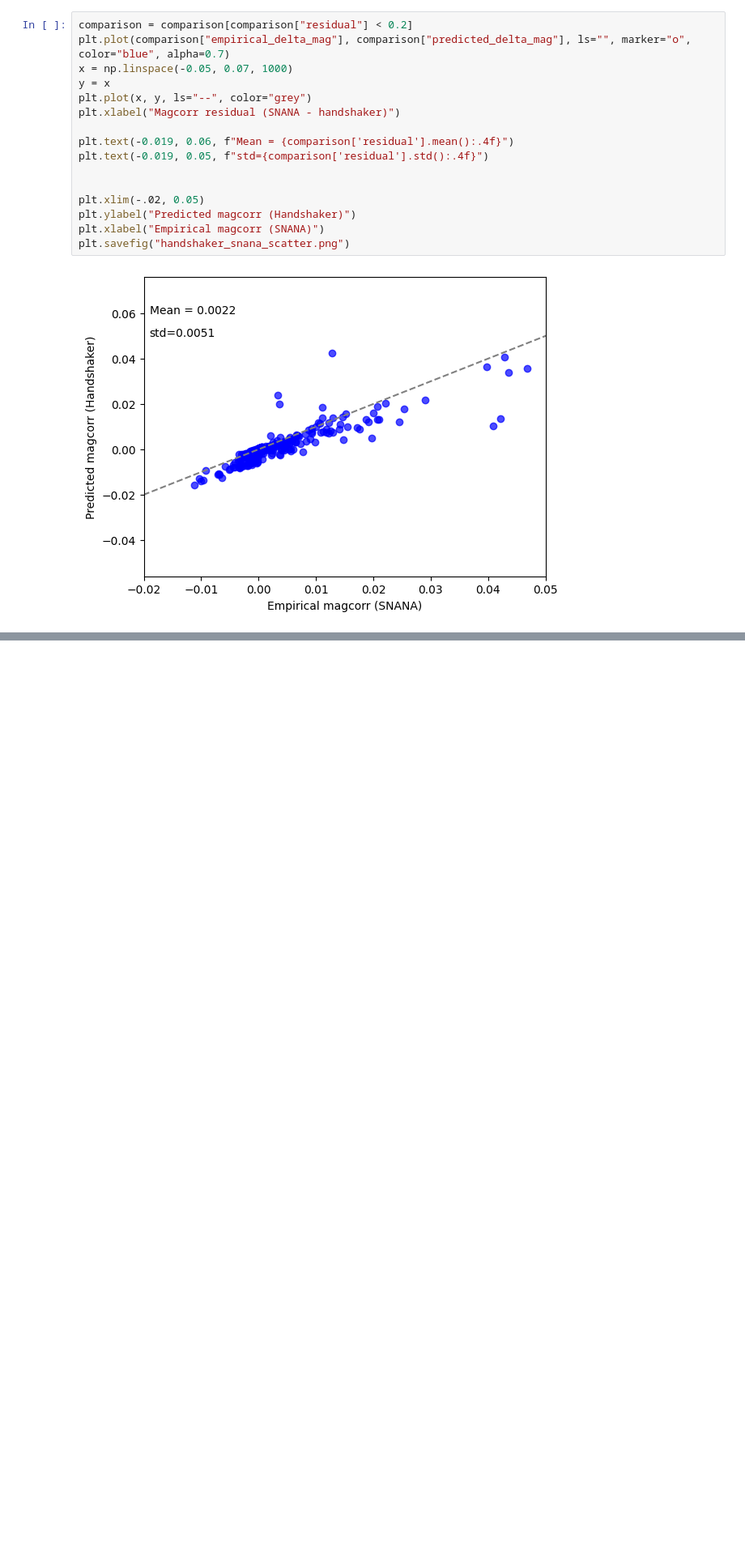
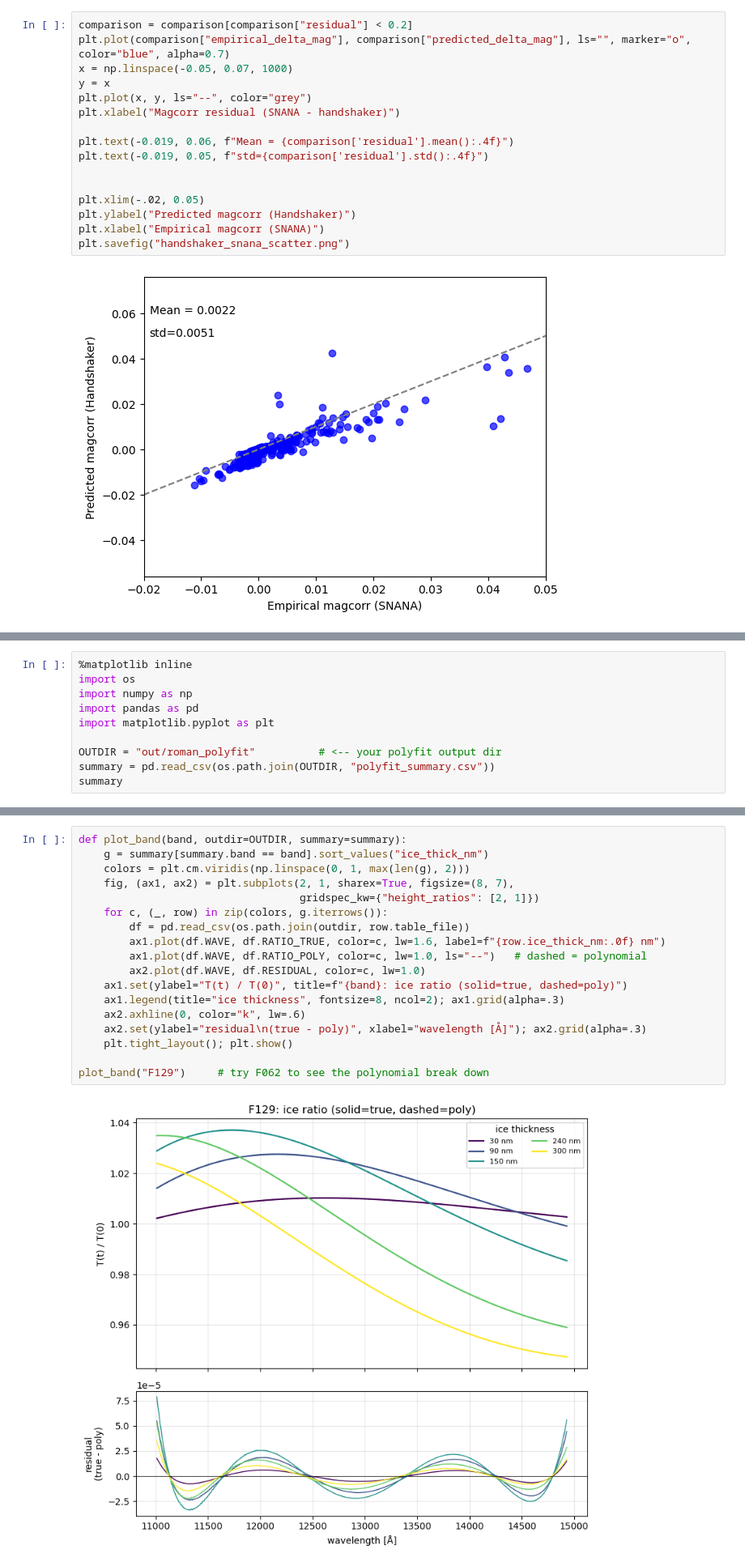
Before and after one commit to rujutapurohit/handshaker, a Jupyter notebook: handshaker.ipynb, the cells around one changed output, grey strips where cells are left out. Shown at 81% size. Drawn from its saved outputs; the diff is of its cells as text; blank space fills up the shorter version.

```diff
--- a/handshaker.ipynb
+++ b/handshaker.ipynb
@@ -438,0 +563,10 @@ plt.savefig("handshaker_snana_scatter.png")
+# %%
+%matplotlib inline
+import os
+import numpy as np
+import pandas as pd
+import matplotlib.pyplot as plt
+
+OUTDIR = "out/roman_polyfit"          # <-- your polyfit output dir
+summary = pd.read_csv(os.path.join(OUTDIR, "polyfit_summary.csv"))
+summary
@@ -438,0 +591,20 @@ plt.savefig("handshaker_snana_scatter.png")
+# %%
+def plot_band(band, outdir=OUTDIR, summary=summary):
+    g = summary[summary.band == band].sort_values("ice_thick_nm")
+    colors = plt.cm.viridis(np.linspace(0, 1, max(len(g), 2)))
+    fig, (ax1, ax2) = plt.subplots(2, 1, sharex=True, figsize=(8, 7),
+                                   gridspec_kw={"height_ratios": [2, 1]})
+    for c, (_, row) in zip(colors, g.iterrows()):
+        df = pd.read_csv(os.path.join(outdir, row.table_file))
+        ax1.plot(df.WAVE, df.RATIO_TRUE, color=c, lw=1.6, label=f"{row.ice_thick_nm:.0f} nm")
+        ax1.plot(df.WAVE, df.RATIO_POLY, color=c, lw=1.0, ls="--")   # dashed = polynomial
+        ax2.plot(df.WAVE, df.RESIDUAL, color=c, lw=1.0)
+    ax1.set(ylabel="T(t) / T(0)", title=f"{band}: ice ratio (solid=true, dashed=poly)")
+    ax1.legend(title="ice thickness", fontsize=8, ncol=2); ax1.grid(alpha=.3)
+    ax2.axhline(0, color="k", lw=.6)
+    ax2.set(ylabel="residual\n(true - poly)", xlabel="wavelength [Å]"); ax2.grid(alpha=.3)
+    plt.tight_layout(); plt.show()
+
+plot_band("F129")     # try F062 to see the polynomial break down
+# %% [output]
+[figure, added]
```
Also changed, not shown: parts of 29 cells of this notebook, 57 other files.
